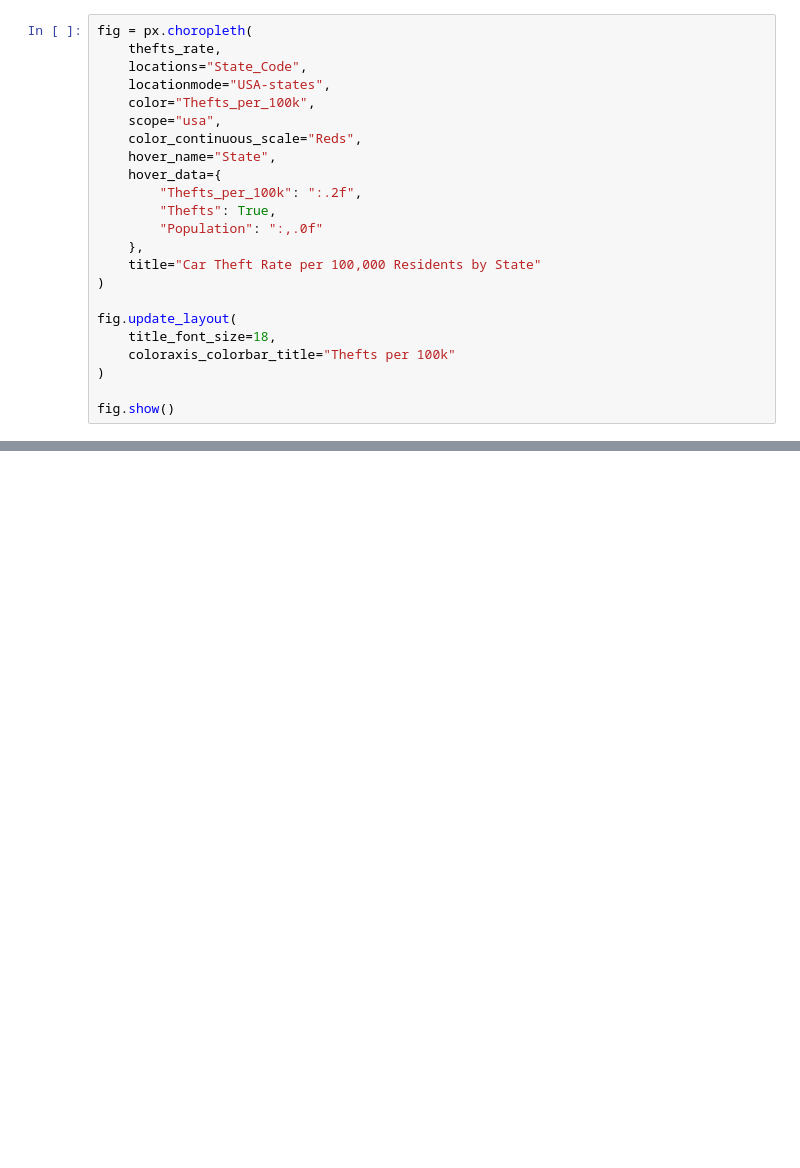
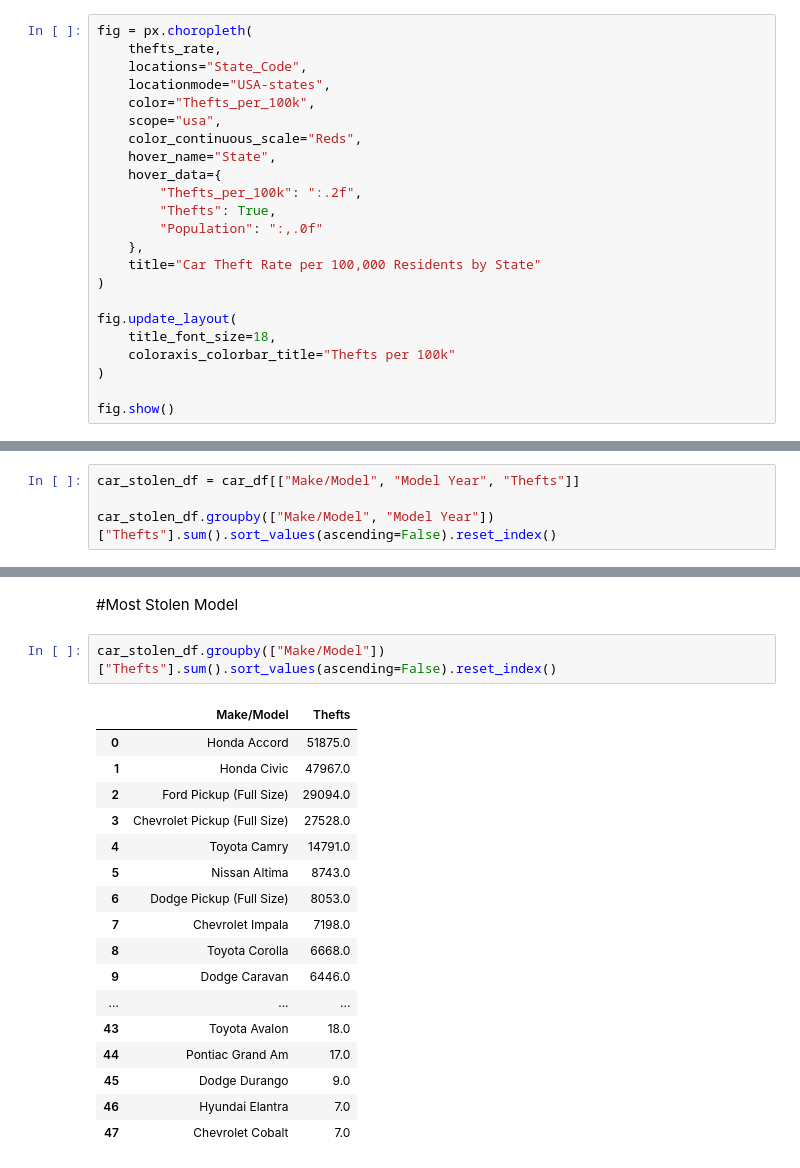
Before and after one commit to BrianFri/Midterm_Car_Theft_Analysis, a Jupyter notebook: Anaylsis.ipynb, the cells around one changed output, grey strips where cells are left out. Saved outputs shown, nothing was run; the diff lists cells and outputs as text; blank space fills up the shorter version.

```diff
--- a/Anaylsis.ipynb
+++ b/Anaylsis.ipynb
@@ -133,0 +136,4 @@ fig.show()
+# %%
+car_stolen_df = car_df[["Make/Model", "Model Year", "Thefts"]]
+
+car_stolen_df.groupby(["Make/Model", "Model Year"])["Thefts"].sum().sort_values(ascending=False).reset_index()
@@ -133,0 +154,22 @@ fig.show()
+# %% [markdown]
+#Most Stolen Model
+# %%
+car_stolen_df.groupby(["Make/Model"])["Thefts"].sum().sort_values(ascending=False).reset_index()
+# %% [output]
+|  | Make/Model | Thefts |
+| 0 | Honda Accord | 51875.0 |
+| 1 | Honda Civic | 47967.0 |
+| 2 | Ford Pickup (Full Size) | 29094.0 |
+| 3 | Chevrolet Pickup (Full Size) | 27528.0 |
+| 4 | Toyota Camry | 14791.0 |
+| 5 | Nissan Altima | 8743.0 |
+| 6 | Dodge Pickup (Full Size) | 8053.0 |
+| 7 | Chevrolet Impala | 7198.0 |
+| 8 | Toyota Corolla | 6668.0 |
+| 9 | Dodge Caravan | 6446.0 |
+| ... | ... | ... |
+| 43 | Toyota Avalon | 18.0 |
+| 44 | Pontiac Grand Am | 17.0 |
+| 45 | Dodge Durango | 9.0 |
+| 46 | Hyundai Elantra | 7.0 |
+| 47 | Chevrolet Cobalt | 7.0 |
```
Also changed, not shown: parts of 6 cells of this notebook, 43 other files.
